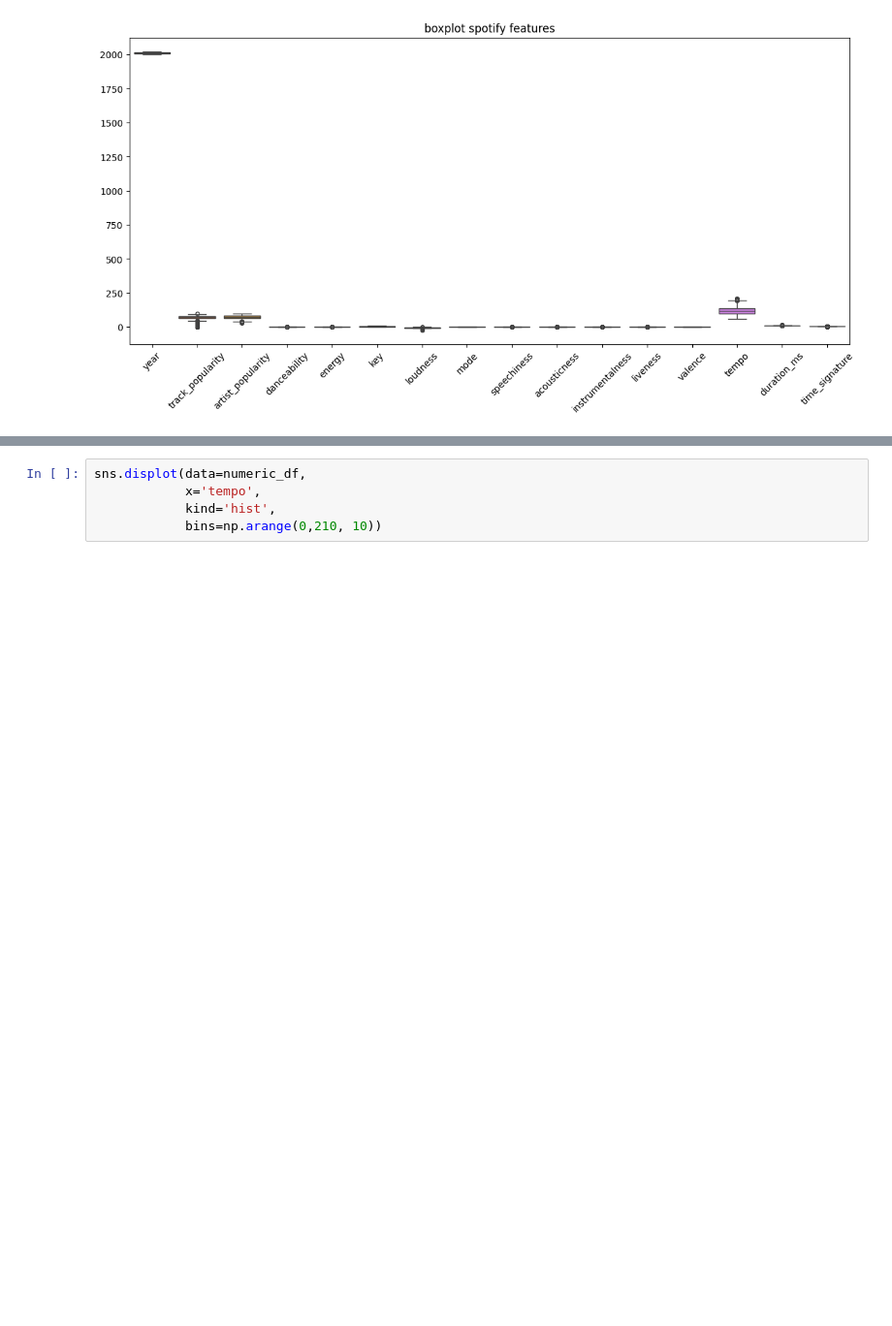
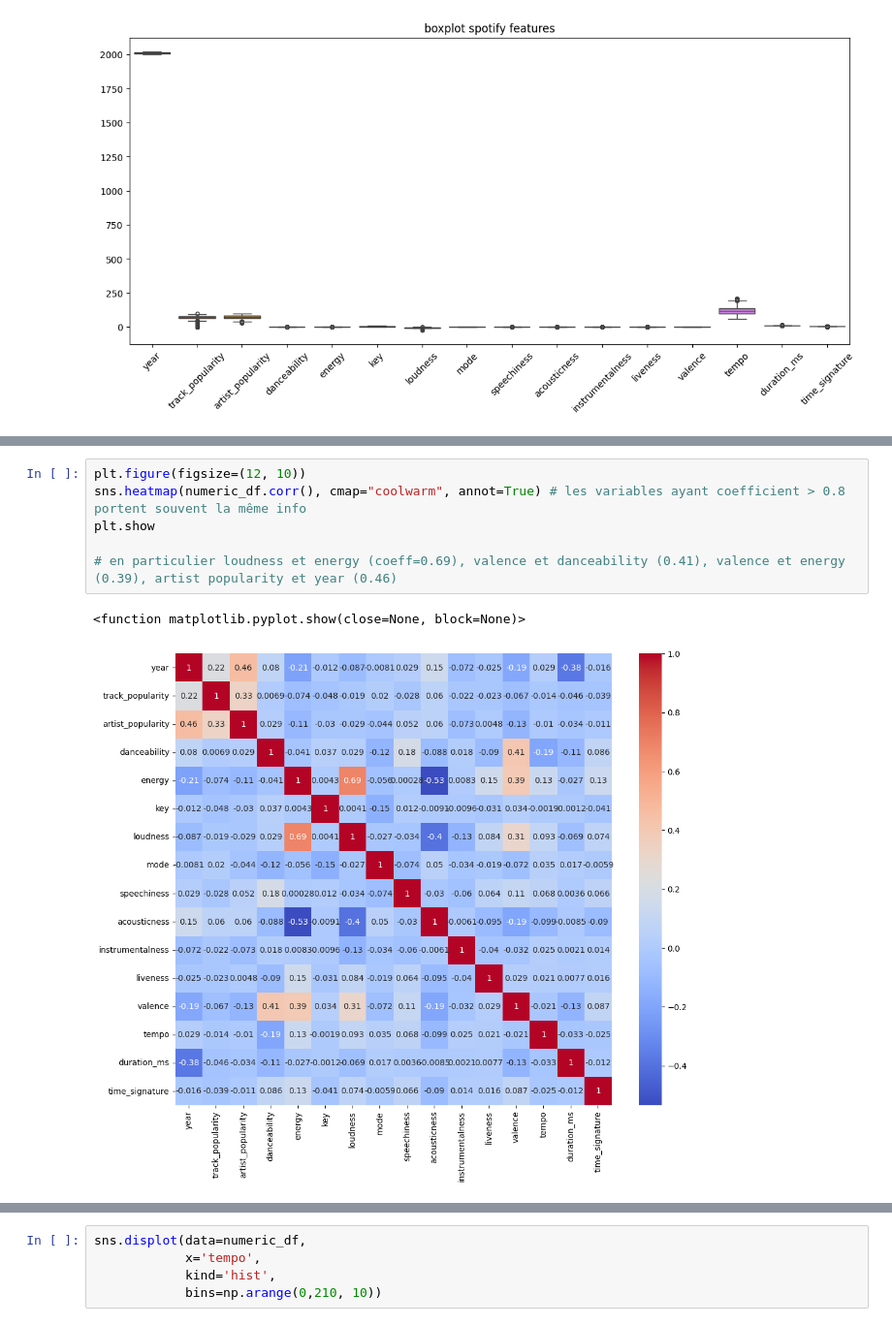
Before and after one commit to fxcollot/SpotifyUnsupervised, a Jupyter notebook: spotify_Louise.ipynb, the cells around one changed output, grey strips where cells are left out. Shown at 97% size. Saved outputs shown, nothing was run; the diff lists cells and outputs as text; blank space fills up the shorter version.

```diff
--- a/spotify_Louise.ipynb
+++ b/spotify_Louise.ipynb
@@ -213,3 +219,12 @@ print(vif_data)
 13              tempo    21.699637
 14        duration_ms  4100.250945
 15     time_signature   342.969919
+# %%
+plt.figure(figsize=(12, 10))
+sns.heatmap(numeric_df.corr(), cmap="coolwarm", annot=True) # les variables ayant coefficient > 0.8 portent souvent la même info
+plt.show
+
+# en particulier loudness et energy (coeff=0.69), valence et danceability (0.41), valence et energy (0.39), artist popularity et year (0.46)
+# %% [output]
+<function matplotlib.pyplot.show(close=None, block=None)>
+[figure, added]
```
Also changed, not shown: parts of 8 cells of this notebook.
